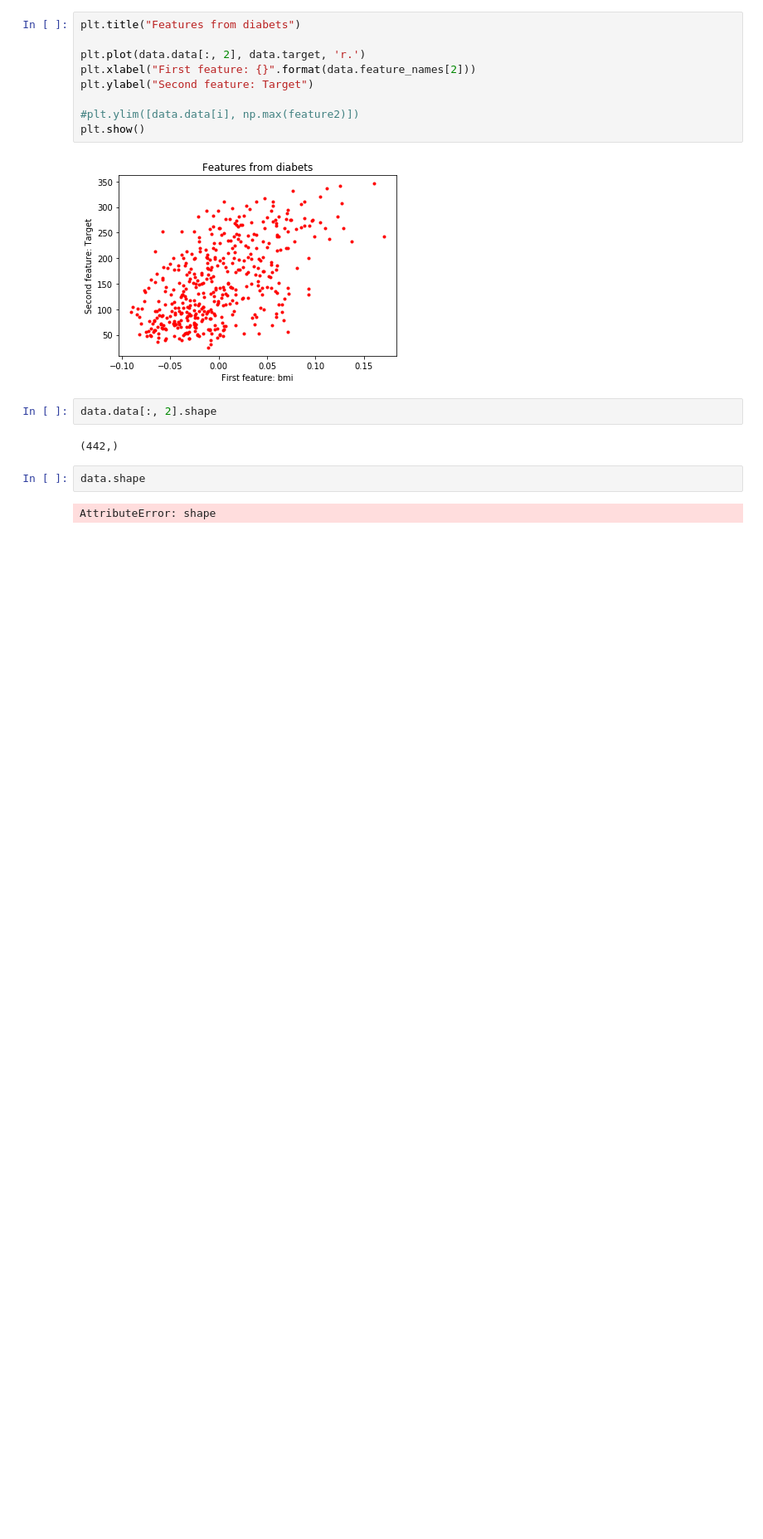
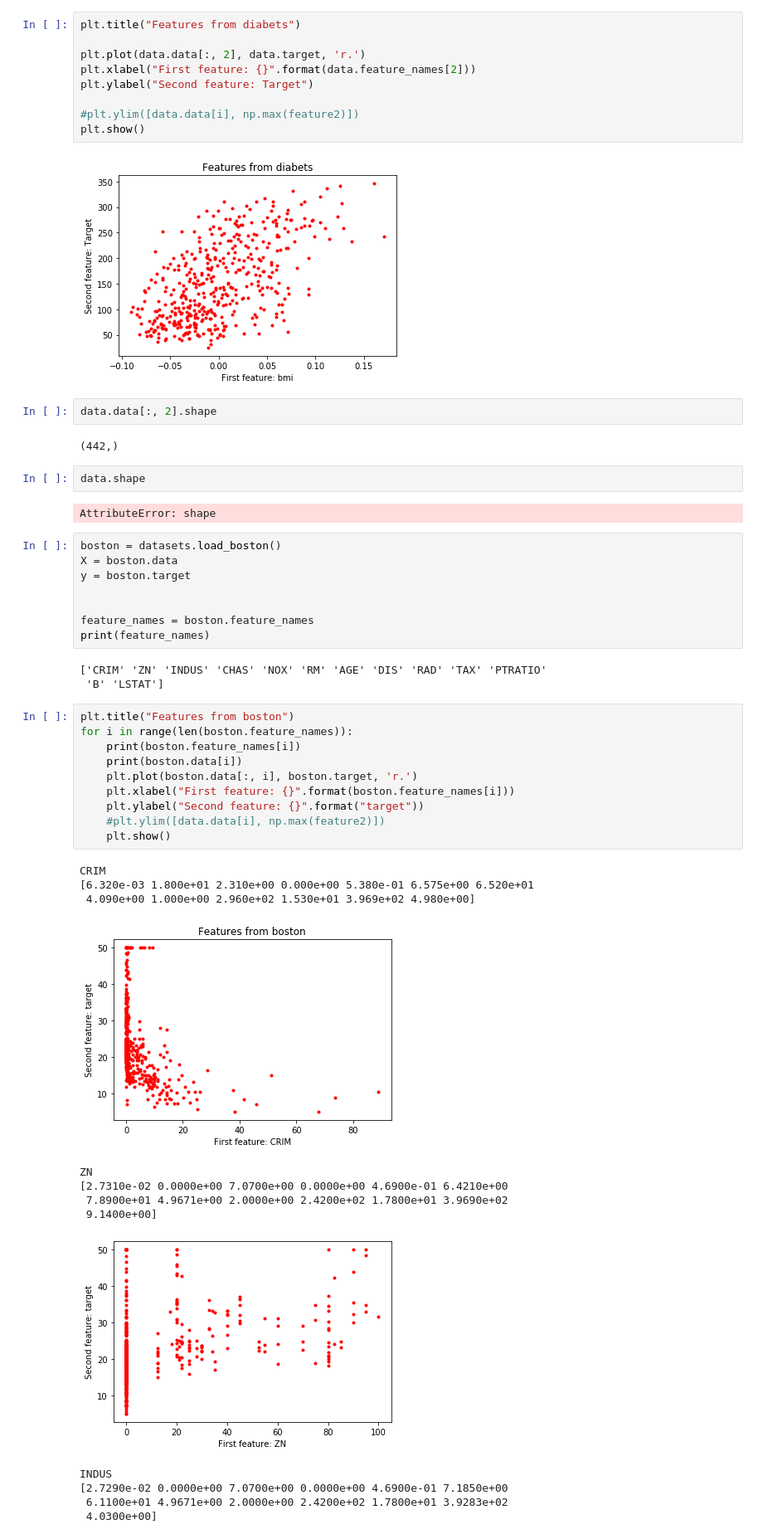
Before and after one commit to codingWithAndy/Thesis_Project, a Jupyter notebook: Additional Content/Exploring/diabeties_exploring.ipynb, the cells around one changed output. Shown at 83% size. Drawn from its saved outputs; the diff is of its cells as text; blank space fills up the shorter version.

```diff
--- a/Additional Content/Exploring/diabeties_exploring.ipynb
+++ b/Additional Content/Exploring/diabeties_exploring.ipynb
@@ -177,3 +191,38 @@ data.data[:, 2].shape
 data.shape
 # %% [output]
 AttributeError: shape
+# %%
+boston = datasets.load_boston()
+X = boston.data
+y = boston.target
+
+
+feature_names = boston.feature_names
+print(feature_names)
+# %% [output]
+['CRIM' 'ZN' 'INDUS' 'CHAS' 'NOX' 'RM' 'AGE' 'DIS' 'RAD' 'TAX' 'PTRATIO'
+ 'B' 'LSTAT']
+# %%
+plt.title("Features from boston")
+for i in range(len(boston.feature_names)):
+    print(boston.feature_names[i])
+    print(boston.data[i])
+    plt.plot(boston.data[:, i], boston.target, 'r.')
+    plt.xlabel("First feature: {}".format(boston.feature_names[i]))
+    plt.ylabel("Second feature: {}".format("target"))
+    #plt.ylim([data.data[i], np.max(feature2)])
+    plt.show()
+# %% [output]
+CRIM
+[6.320e-03 1.800e+01 2.310e+00 0.000e+00 5.380e-01 6.575e+00 6.520e+01
+ 4.090e+00 1.000e+00 2.960e+02 1.530e+01 3.969e+02 4.980e+00]
+[figure, added]
+ZN
+[2.7310e-02 0.0000e+00 7.0700e+00 0.0000e+00 4.6900e-01 6.4210e+00
+ 7.8900e+01 4.9671e+00 2.0000e+00 2.4200e+02 1.7800e+01 3.9690e+02
+ 9.1400e+00]
+[figure, added]
+INDUS
+[2.7290e-02 0.0000e+00 7.0700e+00 0.0000e+00 4.6900e-01 7.1850e+00
+ 6.1100e+01 4.9671e+00 2.0000e+00 2.4200e+02 1.7800e+01 3.9283e+02
+ 4.0300e+00]
```
Also changed, not shown: parts of 18 cells of this notebook, 3 other files.
